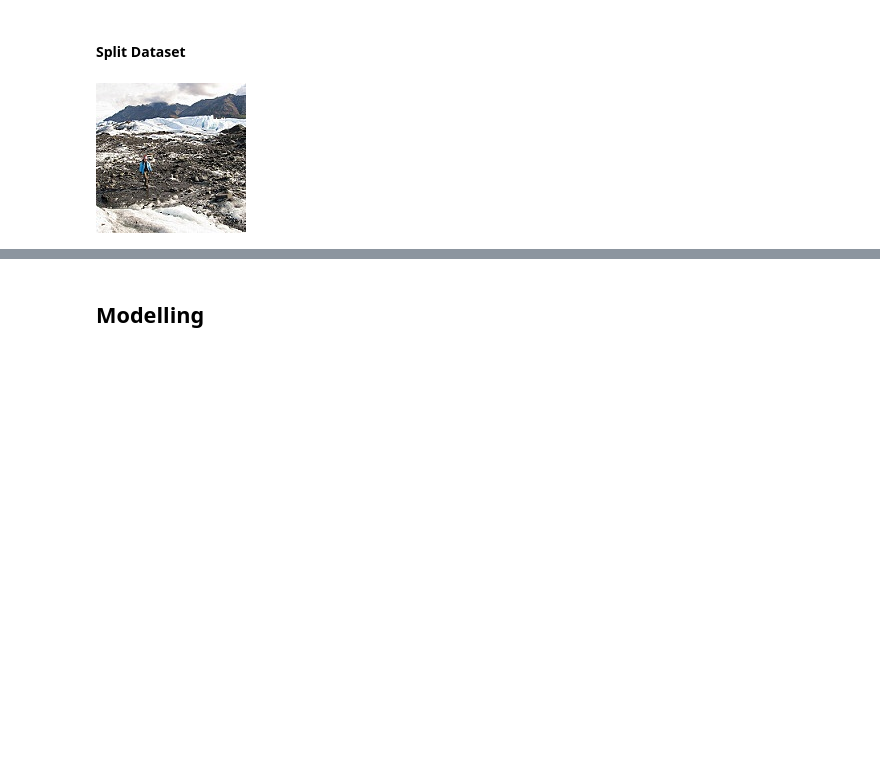
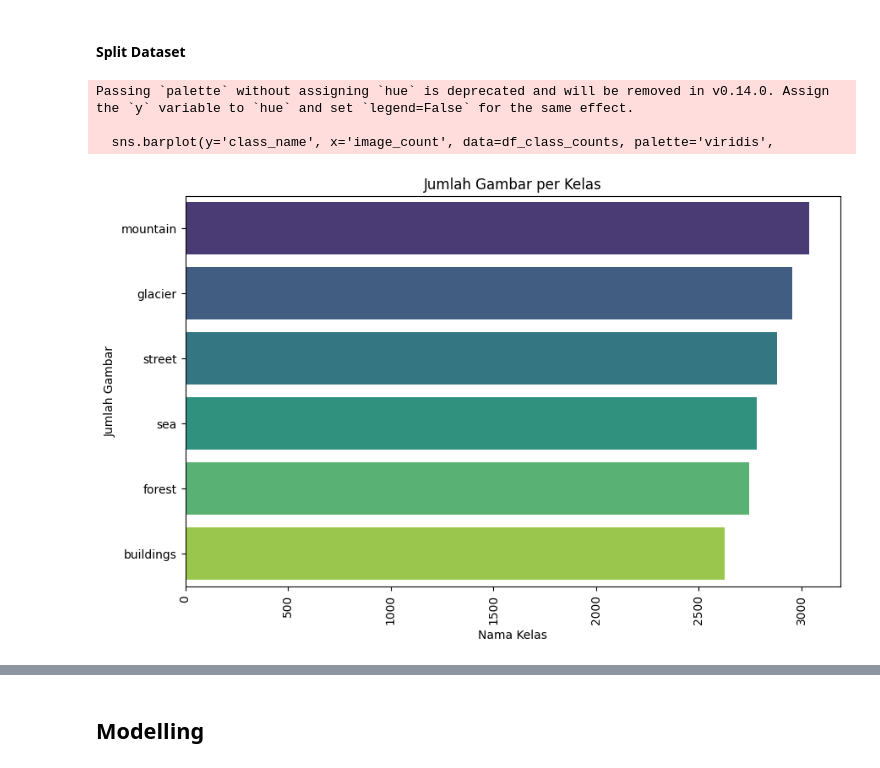
Before and after one commit to MHzNug/Project-Analisis-Data-Gambar, a Jupyter notebook: notebook.ipynb, the cells around one changed output, grey strips where cells are left out. Saved outputs shown, nothing was run; the diff lists cells and outputs as text; code cells hidden in the pictures; blank space fills up the shorter version.

```diff
--- a/notebook.ipynb
+++ b/notebook.ipynb
@@ -124,0 +74,12 @@ Passing `palette` without assigning `hue` is deprecated and will be removed in v
+# %%
+train_folder = os.path.join(path, 'seg_train', 'seg_train')
+test_folder = os.path.join(path, 'seg_test', 'seg_test')
+
+combined_dataset_path = [os.path.join(train_folder, subfolder) for subfolder in os.listdir(train_folder)] + \
+                        [os.path.join(test_folder, subfolder) for subfolder in os.listdir(test_folder)]
+# %%
+train_class_names = os.listdir(train_folder)
+test_class_names = os.listdir(test_folder)
+
+combined_class_names = list(set(train_class_names) | set(test_class_names))
+print("Kelas gabungan dari folder training dan testing:", combined_class_names)
@@ -126,7 +89,34 @@ Passing `palette` without assigning `hue` is deprecated and will be removed in v
 ### Data Preprocessing
 # %% [markdown]
 #### Split Dataset
-# %%
-Image.open(dataset['path'].sample(1).values[0])
-# %% [output]
-[figure, removed]
+# %%
+class_counts = []
+
+for class_name in combined_class_names:
+    class_train_path = os.path.join(train_folder, class_name)
+    class_test_path = os.path.join(test_folder, class_name)
+
+    image_paths = []
+    if os.path.exists(class_train_path):
+        image_paths.extend([os.path.join(class_train_path, image) for image in os.listdir(class_train_path)])
+    if os.path.exists(class_test_path):
+        image_paths.extend([os.path.join(class_test_path, image) for image in os.listdir(class_test_path)])
+
+    num_images = len(image_paths)
+    class_counts.append({'class_name': class_name, 'image_count': num_images})
+
+df_class_counts = pd.DataFrame(class_counts)
+
+plt.figure(figsize=(10, 6))
+sns.barplot(y='class_name', x='image_count', data=df_class_counts, palette='viridis',
+            order=df_class_counts.sort_values('image_count', ascending=False)['class_name'])
+plt.title("Jumlah Gambar per Kelas")
+plt.xlabel("Nama Kelas")
+plt.ylabel("Jumlah Gambar")
+plt.xticks(rotation=90)
+plt.show()
+# %% [output]
+Passing `palette` without assigning `hue` is deprecated and will be removed in v0.14.0. Assign the `y` variable to `hue` and set `legend=False` for the same effect.
+
+  sns.barplot(y='class_name', x='image_count', data=df_class_counts, palette='viridis',
+[figure, added]
```
Also changed, not shown: parts of 18 cells of this notebook.
